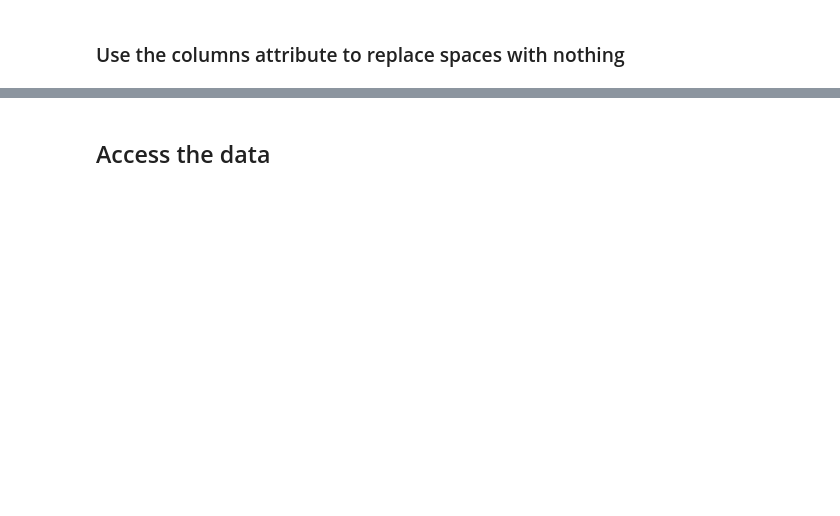
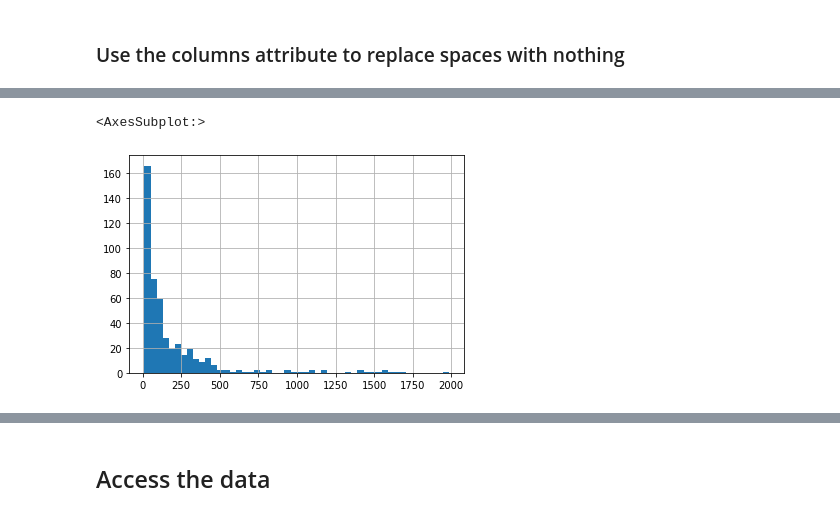
Before and after one commit to hekaplex/2022_03_DSI_WD, a Jupyter notebook: drew.minkin@divergence.one/py/EDA Python Lessons/Pandas/04 Advanced Pandas and Basic Plots.ipynb, the cells around one changed output, grey strips where cells are left out. Saved outputs shown, nothing was run; the diff lists cells and outputs as text; code cells hidden in the pictures; blank space fills up the shorter version.

```diff
--- a/drew.minkin@divergence.one/py/EDA Python Lessons/Pandas/04 Advanced Pandas and Basic Plots.ipynb
+++ b/drew.minkin@divergence.one/py/EDA Python Lessons/Pandas/04 Advanced Pandas and Basic Plots.ipynb
@@ -55,2 +138,7 @@ mortality_data.DeathRate.hist()
+# %%
+mortality_data.DeathRate.hist(bins=50)
+# %% [output]
+<AxesSubplot:>
+[figure, added]
 # %%
 mortality_data.describe(include='O')
```
Also changed, not shown: parts of 41 cells of this notebook, 1 other file.
